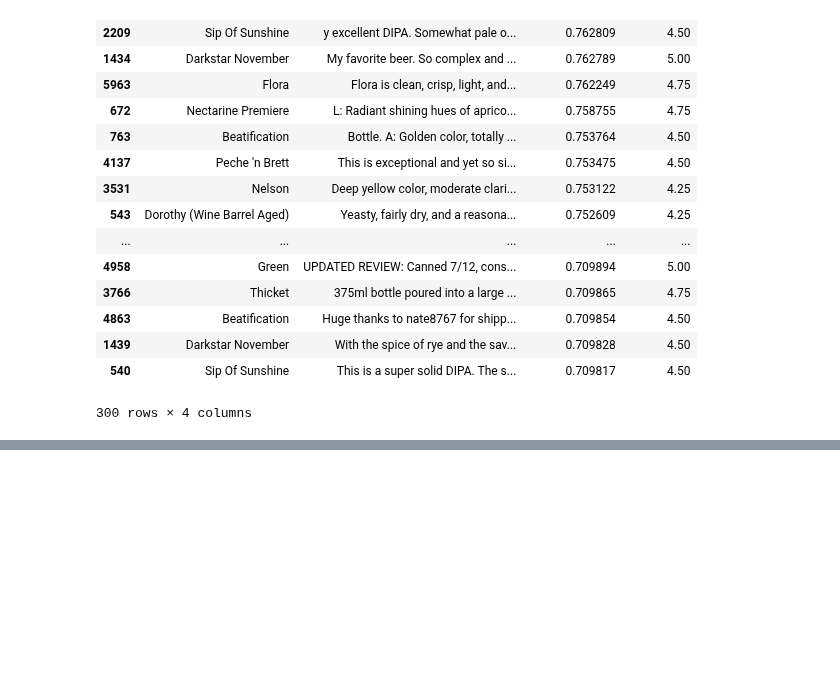
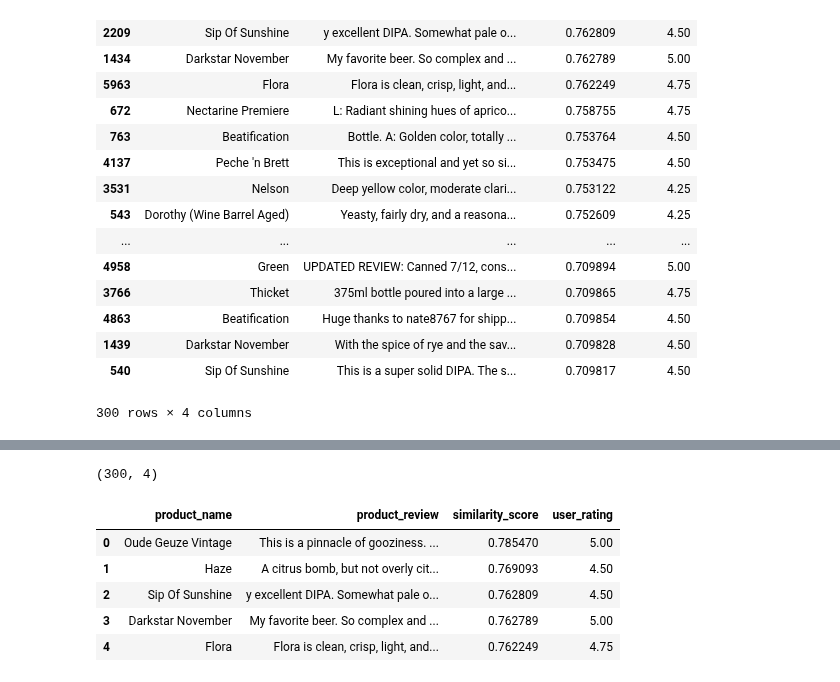
Before and after one commit to abhi-vik/ugc-analytics, a Jupyter notebook: assignments/third/Spacy Similarity.ipynb, the cells around one changed output, grey strips where cells are left out. Drawn from its saved outputs; the diff is of its cells as text; code cells hidden in the pictures; blank space fills up the shorter version.

```diff
--- a/assignments/third/Spacy Similarity.ipynb
+++ b/assignments/third/Spacy Similarity.ipynb
@@ -87,0 +124,13 @@ sims_df.to_csv('similarity_score.csv', index=None)
+# %%
+df_sentiment_300 = pd.read_csv('similarity_score.csv')
+df_sentiment_300 = df_sentiment_300[0:300]
+print(df_sentiment_300.shape)
+df_sentiment_300.head()
+# %% [output]
+(300, 4)
+|  | product_name | product_review | similarity_score | user_rating |
+| 0 | Oude Geuze Vintage | This is a pinnacle of gooziness. ... | 0.785470 | 5.00 |
+| 1 | Haze | A citrus bomb, but not overly cit... | 0.769093 | 4.50 |
+| 2 | Sip Of Sunshine | y excellent DIPA. Somewhat pale o... | 0.762809 | 4.50 |
+| 3 | Darkstar November | My favorite beer. So complex and ... | 0.762789 | 5.00 |
+| 4 | Flora | Flora is clean, crisp, light, and... | 0.762249 | 4.75 |
```
Also changed, not shown: parts of 5 cells of this notebook, 2 other files.
